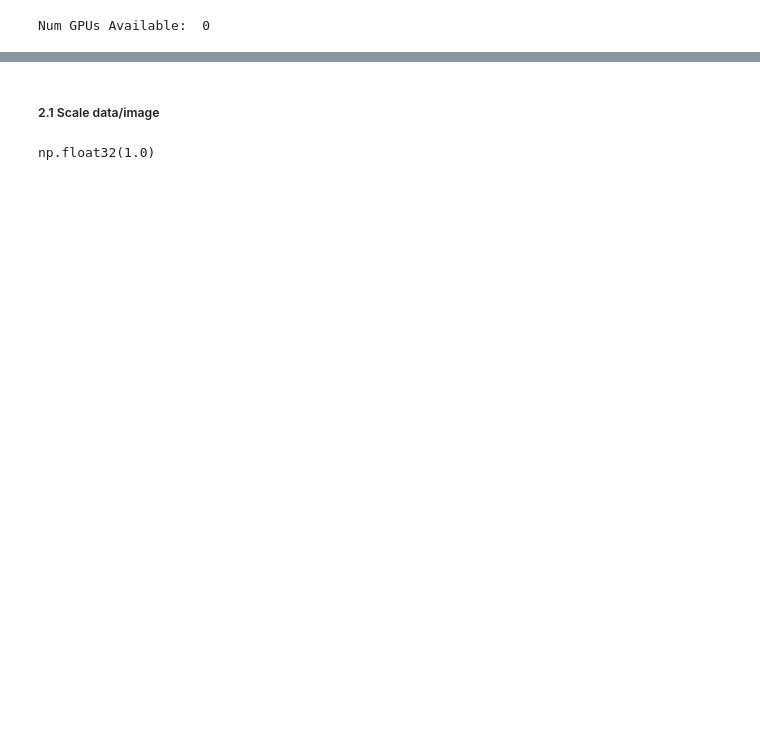
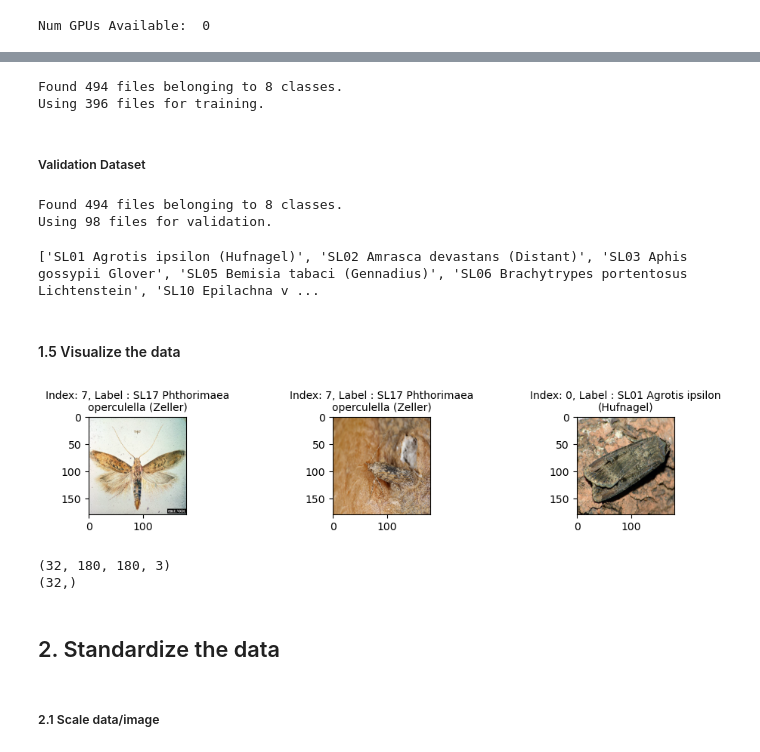
Before and after one commit to Yubi-Apps/MachineLearning, a Jupyter notebook: Yubi Classification.ipynb, the cells around one changed output, grey strips where cells are left out. Drawn from its saved outputs; the diff is of its cells as text; code cells hidden in the pictures; blank space fills up the shorter version.

```diff
--- a/Yubi Classification.ipynb
+++ b/Yubi Classification.ipynb
@@ -157,0 +53,5 @@ for idx, img in enumerate(batch[0][:4]):
+# %%
+data_dir = Path('Potato Pest Dataset')
+data_dir = pathlib.Path(data_dir).with_suffix('')
+folders = os.listdir(data_dir)
+print(folders)
@@ -157,0 +155,4 @@ for idx, img in enumerate(batch[0][:4]):
+# %%
+batch_size = 32
+img_height = 180
+img_width = 180
@@ -157,0 +161,34 @@ for idx, img in enumerate(batch[0][:4]):
+# %%
+train_ds = tf.keras.utils.image_dataset_from_directory(
+    data_dir,
+    validation_split=0.2,
+    subset="training",
+    # seed for shuffled the dataset and allocated with the same quantity size
+    seed=123,
+    image_size = (img_height, img_width),
+    batch_size=batch_size
+)
+# %% [output]
+Found 494 files belonging to 8 classes.
+Using 396 files for training.
+# %% [markdown]
+##### Validation Dataset
+# %%
+val_ds = tf.keras.utils.image_dataset_from_directory(
+    data_dir,
+    validation_split=0.2,
+    subset="validation",
+    seed=123,
+    image_size=(img_height, img_width),
+    batch_size=batch_size
+)
+# %% [output]
+Found 494 files belonging to 8 classes.
+Using 98 files for validation.
+# %%
+class_names = train_ds.class_names
+print(class_names)
+# %% [output]
+['SL01 Agrotis ipsilon (Hufnagel)', 'SL02 Amrasca devastans (Distant)', 'SL03 Aphis gossypii Glover', 'SL05 Bemisia tabaci (Gennadius)', 'SL06 Brachytrypes portentosus Lichtenstein', 'SL10 Epilachna v ...
+# %% [markdown]
+#### 1.5 Visualize the data
@@ -158,2 +198,34 @@ for idx, img in enumerate(batch[0][:4]):
+# %%
+plt.figure(figsize=(10, 10))
+for images, labels in train_ds.take(1):
+  for i in range(3):
+    ax = plt.subplot(1, 3, i + 1)
+    plt.imshow(images[i].numpy().astype("uint8"))
+
+    # wrap label of the class
+    wrapped_label = "\n".join(textwrap.wrap(class_names[labels[i]], width=20))
+    # to see how the index in each label have the same result or no with the automaticly label
+    plt.title(f"Index: {labels[i].numpy()}, Label : {wrapped_label}", fontsize=10)
+    plt.axis("on")
+
+# space between subplots
+plt.subplots_adjust(wspace=1.5, hspace=0.5)
+plt.show()
+# %% [output]
+[figure, added]
+# %%
+for image_batch, labels_batch in train_ds:
+    print(image_batch.shape)
+    print(labels_batch.shape)
+    break
+
+# output the image_batch.shape there is 4, because 32 is image_size, 180 is height and weight
+# last number 3 is RGB color
+# output for label_batch.shape just one, because label just 0,1,2,and any else
+# %% [output]
+(32, 180, 180, 3)
+(32,)
+# %% [markdown]
+## 2. Standardize the data
 # %% [markdown]
 ##### 2.1 Scale data/image
@@ -165,5 +231,0 @@ batch = scaled_iterator.next()
-# %%
-# Check if min/max for x (batch[0]) is 0 or 1
-batch[0].max()
-# %% [output]
-np.float32(1.0)
```
Also changed, not shown: parts of 70 cells of this notebook, 10 other files.
